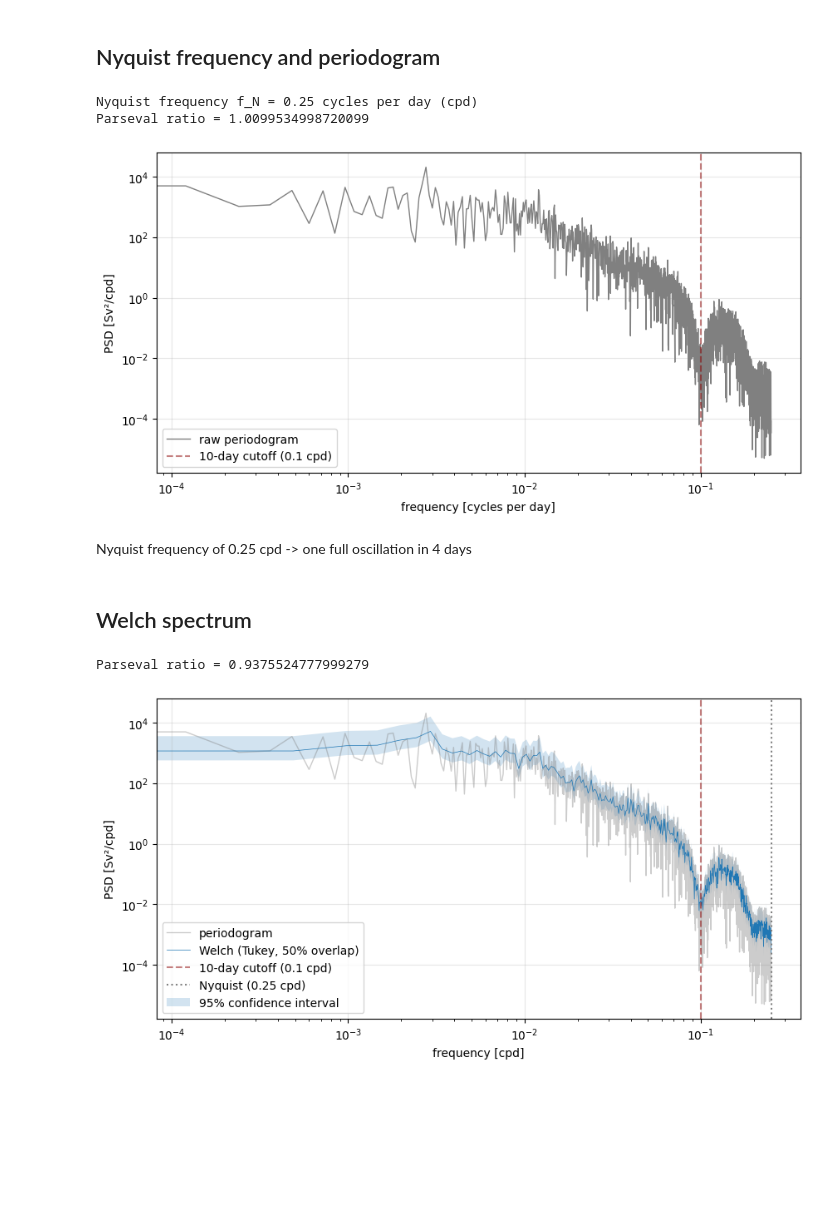
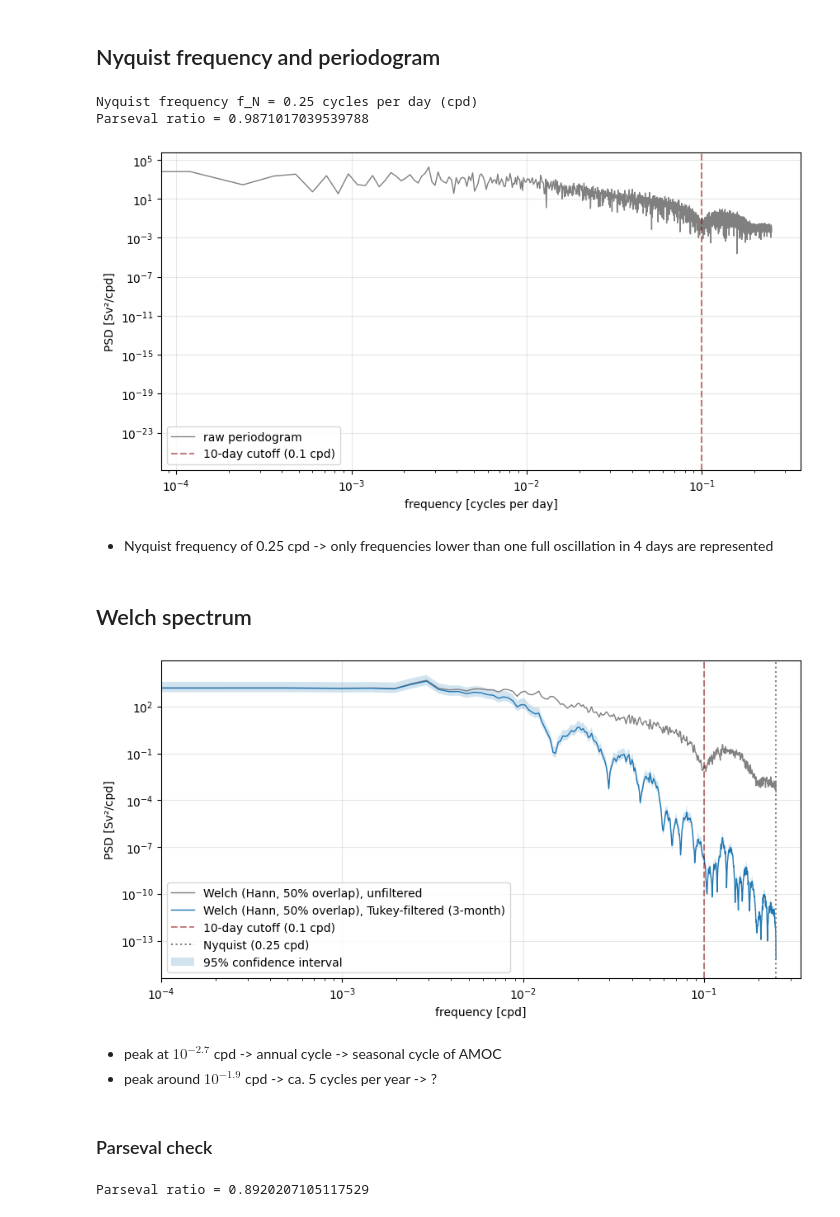
Before and after one commit to stine-fohrmann/data-analysis-assignment1, a Jupyter notebook: notebooks/assignment1.ipynb, the cells around one changed output. Cells and saved outputs as stored; diff of their text form; code cells hidden in the pictures; blank space fills up the shorter version.

Commit message:
separate detrending from welch psd

```diff
--- a/notebooks/assignment1.ipynb
+++ b/notebooks/assignment1.ipynb
@@ -128,59 +110,74 @@ plt.show()
 %autoreload
 from amoc_analysis.spectra_filtering.filters import nyquist_frequency
 from amoc_analysis.spectra_filtering.spectra import raw_periodogram
 
 n = stats['n']
 
 # Nyquist frequency
 f_N = nyquist_frequency(dt_days) # cycles per day (cpd)
 print(f'Nyquist frequency f_N = {f_N} cycles per day (cpd)')
 
 # Compute periodogram
-f_period, psd_period = raw_periodogram(x=moc_filled, dt_days=dt_days, window='tukey')
+f_period, psd_period = raw_periodogram(x=moc_filled, dt_days=dt_days, window='boxcar')
 
 # Make figure
 fig = plt.figure(figsize=(10,5))
 
 # Plot spectrum
 plt.loglog(f_period, psd_period, lw=1, c='grey', alpha=1, label='raw periodogram')
 
 # Plot 10 day cutoff
 plt.axvline(x=0.1, c='darkred', ls='dashed', alpha=0.5, label='10-day cutoff (0.1 cpd)')
 
 # Figure settings
 plt.grid(alpha=0.3)
 plt.legend()
 plt.ylabel('PSD [Sv²/cpd]')
 plt.xlabel('frequency [cycles per day]')
 
 plt.show()
 # %% [output]
 Nyquist frequency f_N = 0.25 cycles per day (cpd)
-Parseval ratio = 1.0099534998720099
+Parseval ratio = 0.9871017039539788
-[figure, old version]
+[figure, new version]
 # %% [markdown]
-Nyquist frequency of 0.25 cpd -> one full oscillation in 4 days
+- Nyquist frequency of 0.25 cpd -> only frequencies lower than one full oscillation in 4 days are represented
 # %% [markdown]
 ## Welch spectrum
 # %%
 %autoreload
 from amoc_analysis.spectra_filtering.spectra import welch_psd
 from scipy.stats import chi2
+from scipy.signal import detrend
+
+# Detrend filtered data
+moc_filtered_detrended = detrend(moc_filtered, type='linear')
+# Detrend filled data
+moc_raw_detrended = detrend(moc_filled, type='linear')
 
 # Specify segment length
 segment_length=1024
 
-# Compute Welch spectrum
+# Compute Welch spectrum of unfiltered data
+f_welch1, psd_welch1 = welch_psd(
+    # x=moc_filled,
+    x=moc_raw_detrended,
+    dt_days=dt_days,
+    window='hann',
+    segment_length=segment_length)
+
+# Compute Welch spectrum of filtered data
 f_welch, psd_welch = welch_psd(
-    x=moc_filled,
+    # x=moc_filtered,
+    x=moc_filtered_detrended,
     dt_days=dt_days,
-    # window='hann',
-    window='tukey',
-    # window='boxcar',
+    window='hann',
     segment_length=segment_length)
 
 # Compute confidence intervals
-K = 5           # confidence band
+noverlap = int(segment_length * 0.5)
+step = segment_length - noverlap
+K = (stats['n'] - noverlap) // step           # number of segments
 dof = 2 * K     # degrees of freedom
 lo = dof / chi2.ppf(0.975, dof)
 hi = dof / chi2.ppf(0.025, dof)
@@ -190,9 +187,10 @@ hi = dof / chi2.ppf(0.025, dof)
 fig = plt.figure(figsize=(10,5))
 
 # Plot periodogram
-plt.loglog(f_period, psd_period, lw=1, c='grey', alpha=0.4, label='periodogram')
+# plt.loglog(f_period, psd_period, lw=1, c='grey', alpha=0.4, label='periodogram')
 # Plot Welch spectrum
-plt.loglog(f_welch, psd_welch, lw=0.5, c='tab:blue', alpha=1, label='Welch (Tukey, 50% overlap)')
+plt.loglog(f_welch1, psd_welch1, lw=1, c='grey', alpha=1, label='Welch (Hann, 50% overlap), unfiltered')
+plt.loglog(f_welch, psd_welch, lw=1, c='tab:blue', alpha=1, label='Welch (Hann, 50% overlap), Tukey-filtered (3-month)')
 # Highlight 10 day cutoff
 plt.axvline(x=0.1, c='darkred', ls='dashed', alpha=0.5, label='10-day cutoff (0.1 cpd)')
 # Highlight Nyquist frequency
@@ -206,11 +204,25 @@ plt.grid(alpha=0.3)
 plt.legend()
 plt.ylabel('PSD [Sv²/cpd]')
 plt.xlabel('frequency [cpd]')
+plt.xlim(left=1e-4)
 
 # Save and show
 plt.savefig('../plots/welch.png', bbox_inches='tight')
 plt.savefig('../plots/welch.pdf', bbox_inches='tight')
 plt.show()
 # %% [output]
-Parseval ratio = 0.9375524777999279
-[figure, old version]
+[figure, new version]
+# %% [markdown]
+- peak at $10^{-2.7}$ cpd -> annual cycle -> seasonal cycle of AMOC
+- peak around $10^{-1.9}$ cpd -> ca. 5 cycles per year -> ?
+# %% [markdown]
+### Parseval check
+# %%
+%autoreload
+from amoc_analysis.spectra_filtering.spectra import parseval_ratio
+
+ratio = parseval_ratio(x=moc_filtered, freq=f_welch, psd=psd_welch)
+# ratio = parseval_ratio(x=mscaling='density'oc_filled, freq=f_welch1, psd=psd_welch1)
+print(f'Parseval ratio = {ratio}')
+# %% [output]
+Parseval ratio = 0.8920207105117529
```
Also changed, not shown: parts of 2 cells of this notebook, 6 other files.
